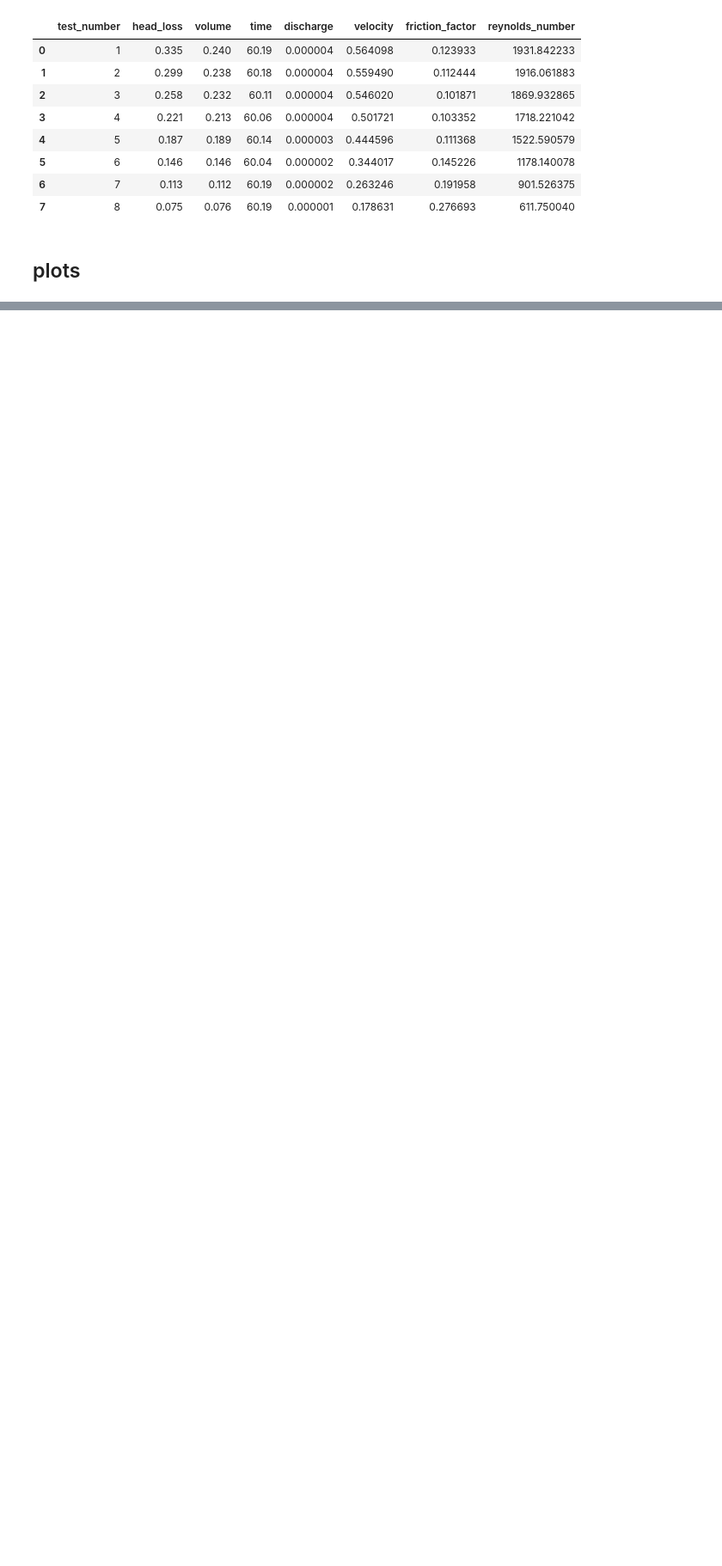
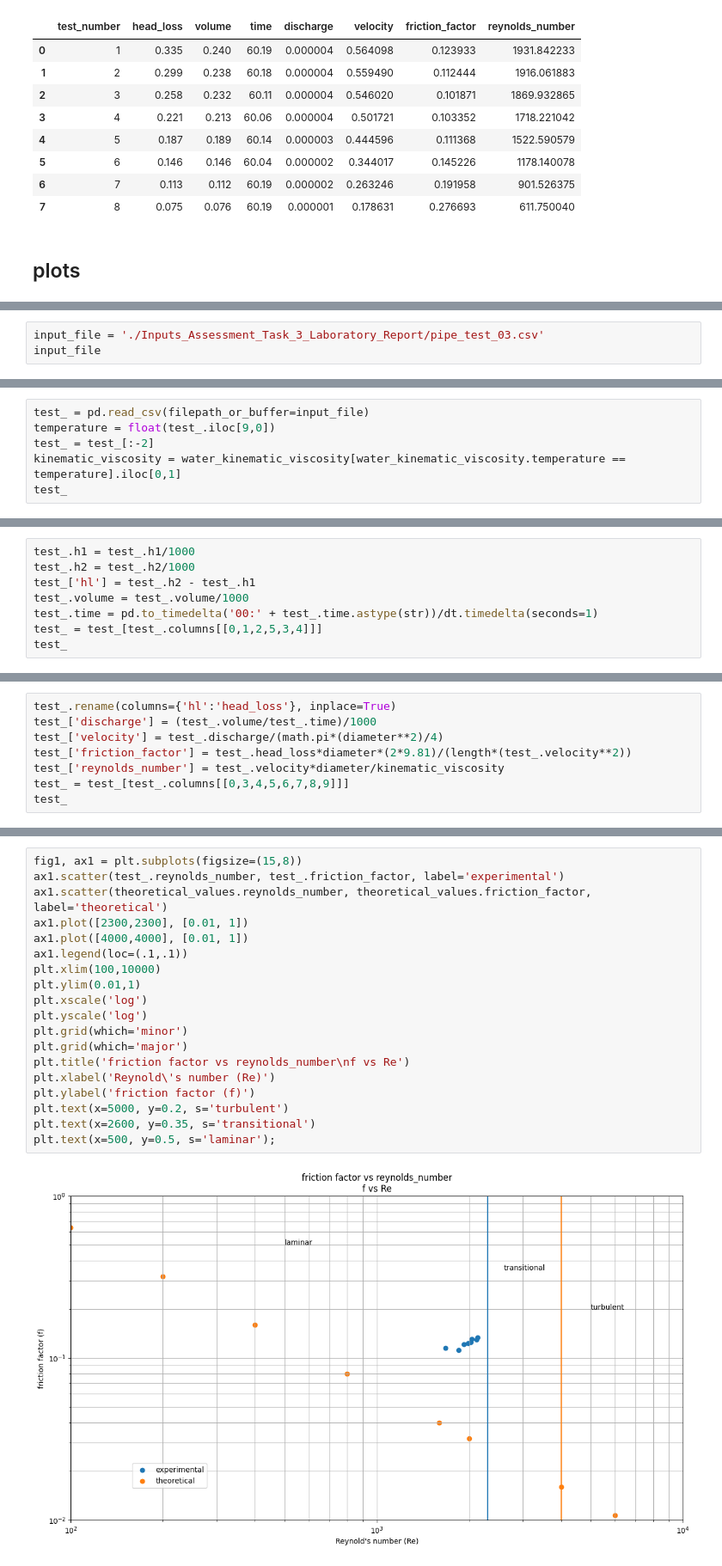
Before and after one commit to Holger-Paxi/Fluid_Mechanics, a Jupyter notebook: Assessment_Task_3_pipe_test.ipynb, the cells around one changed output, grey strips where cells are left out. Shown at 86% size. Drawn from its saved outputs; the diff is of its cells as text; blank space fills up the shorter version.

```diff
--- a/Assessment_Task_3_pipe_test.ipynb
+++ b/Assessment_Task_3_pipe_test.ipynb
@@ -297,0 +312,3 @@ plt.ylabel('head loss (HL in m)');
+# %%
+input_file = './Inputs_Assessment_Task_3_Laboratory_Report/pipe_test_03.csv'
+input_file
@@ -297,0 +317,6 @@ plt.ylabel('head loss (HL in m)');
+# %%
+test_ = pd.read_csv(filepath_or_buffer=input_file)
+temperature = float(test_.iloc[9,0])
+test_ = test_[:-2]
+kinematic_viscosity = water_kinematic_viscosity[water_kinematic_viscosity.temperature == temperature].iloc[0,1]
+test_
@@ -297,0 +340,8 @@ plt.ylabel('head loss (HL in m)');
+# %%
+test_.h1 = test_.h1/1000
+test_.h2 = test_.h2/1000
+test_['hl'] = test_.h2 - test_.h1
+test_.volume = test_.volume/1000
+test_.time = pd.to_timedelta('00:' + test_.time.astype(str))/dt.timedelta(seconds=1)
+test_ = test_[test_.columns[[0,1,2,5,3,4]]]
+test_
@@ -297,0 +360,8 @@ plt.ylabel('head loss (HL in m)');
+# %%
+test_.rename(columns={'hl':'head_loss'}, inplace=True)
+test_['discharge'] = (test_.volume/test_.time)/1000
+test_['velocity'] = test_.discharge/(math.pi*(diameter**2)/4)
+test_['friction_factor'] = test_.head_loss*diameter*(2*9.81)/(length*(test_.velocity**2))
+test_['reynolds_number'] = test_.velocity*diameter/kinematic_viscosity
+test_ = test_[test_.columns[[0,3,4,5,6,7,8,9]]]
+test_
@@ -297,0 +380,21 @@ plt.ylabel('head loss (HL in m)');
+# %%
+fig1, ax1 = plt.subplots(figsize=(15,8))
+ax1.scatter(test_.reynolds_number, test_.friction_factor, label='experimental')
+ax1.scatter(theoretical_values.reynolds_number, theoretical_values.friction_factor, label='theoretical')
+ax1.plot([2300,2300], [0.01, 1])
+ax1.plot([4000,4000], [0.01, 1])
+ax1.legend(loc=(.1,.1))
+plt.xlim(100,10000)
+plt.ylim(0.01,1)
+plt.xscale('log')
+plt.yscale('log')
+plt.grid(which='minor')
+plt.grid(which='major')
+plt.title('friction factor vs reynolds_number\nf vs Re')
+plt.xlabel('Reynold\'s number (Re)')
+plt.ylabel('friction factor (f)')
+plt.text(x=5000, y=0.2, s='turbulent')
+plt.text(x=2600, y=0.35, s='transitional')
+plt.text(x=500, y=0.5, s='laminar');
+# %% [output]
+[figure, added]
```
Also changed, not shown: parts of 23 cells of this notebook, 2 other files.
